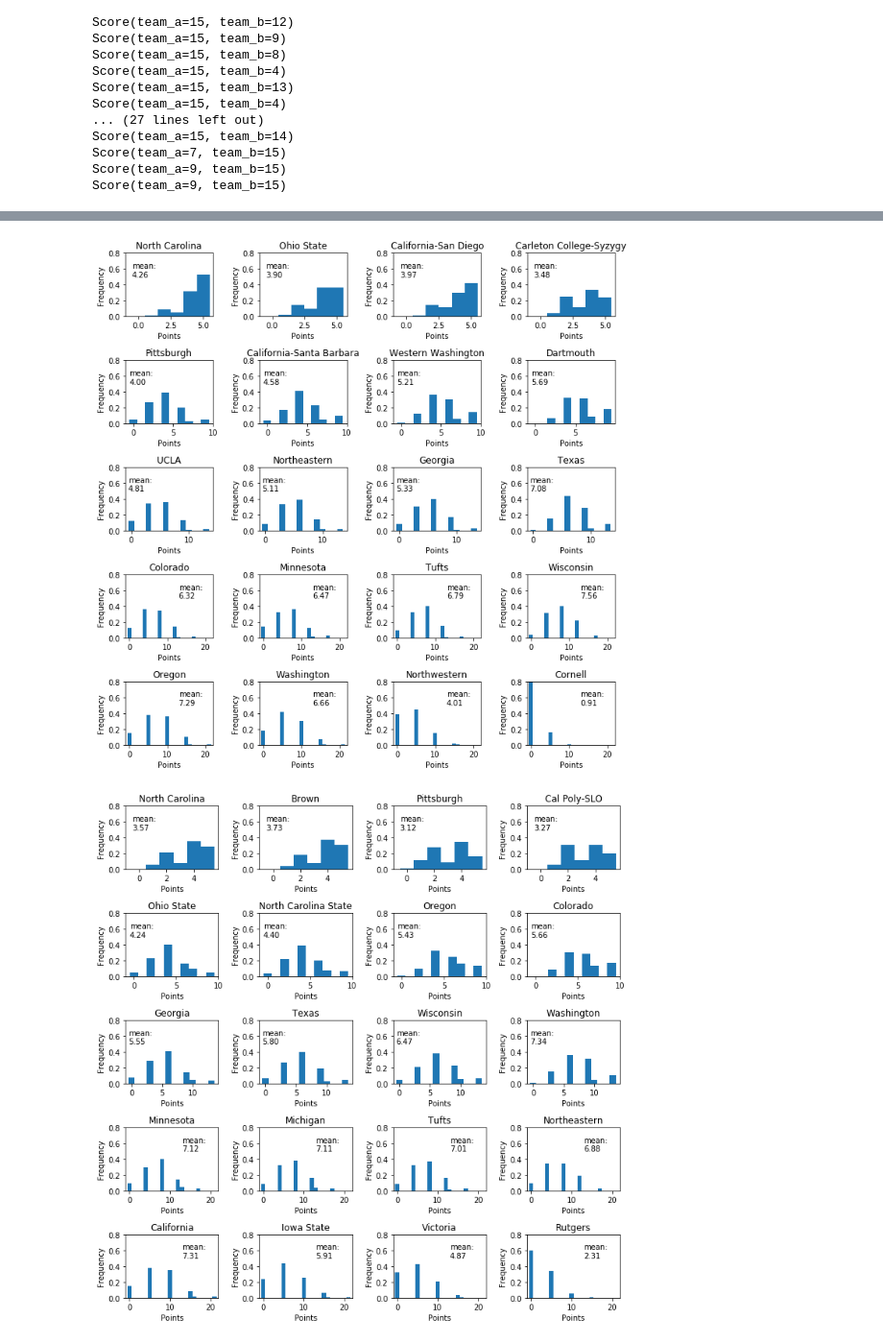
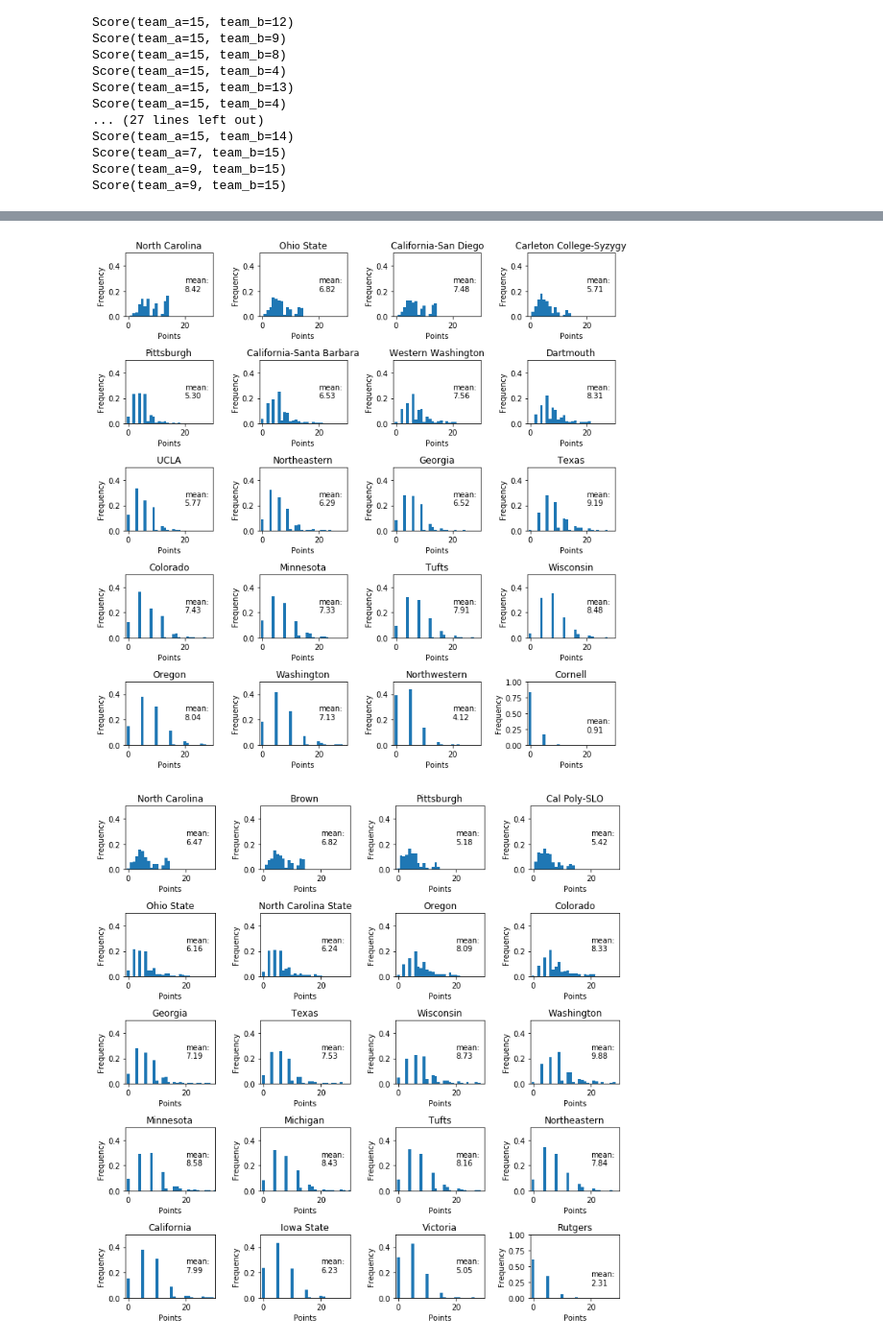
Before and after one commit to dwal3000/college-nationals, a Jupyter notebook: Simulate_Nationals_Outcomes.ipynb, the cells around one changed output, grey strips where cells are left out. Shown at 96% size. Saved outputs shown, nothing was run; the diff lists cells and outputs as text; code cells hidden in the pictures.

Commit message:
Simulates Bracket Play

```diff
--- a/Simulate_Nationals_Outcomes.ipynb
+++ b/Simulate_Nationals_Outcomes.ipynb
@@ -976,5 +1108,5 @@ womens_mean_results_grouped_by_team
 # %%
 # Analyze men's outcomes
-mens_mean_results_grouped_by_team = mens_tournament_results.groupby('Team').agg(np.mean).sort_values(by='Wins', ascending=False)
+mens_mean_results_grouped_by_team = mens_tournament_results.groupby('Team').agg(np.mean).sort_values(by='Points', ascending=False)
 mens_mean_results_grouped_by_team
 # %% [output]
@@ -1010,14 +1142,20 @@ def count_outcomes_from_tournaments(tournament_results, teams):
     # Use value_counts to count each outcome
     win_counts = {}
     loss_counts = {}
+    poolplaywin_counts = {}
+    poolplayloss_counts = {}
     rank_counts = {}
+    poolplaypoint_counts = {}
     point_counts = {}
 
     for team in teams:
         win_counts[team]   = tournament_results[tournament_results['Team']==team]['Wins'].value_counts()
         loss_counts[team]  = tournament_results[tournament_results['Team']==team]['Losses'].value_counts()
+        poolplaywin_counts[team]   = tournament_results[tournament_results['Team']==team]['PoolPlayWins'].value_counts()
+        poolplayloss_counts[team]  = tournament_results[tournament_results['Team']==team]['PoolPlayLosses'].value_counts()
         rank_counts[team]  = tournament_results[tournament_results['Team']==team]['Rank'].value_counts()
         point_counts[team] = tournament_results[tournament_results['Team']==team]['Points'].value_counts()
+        poolplaypoint_counts[team] = tournament_results[tournament_results['Team']==team]['PoolPlayPoints'].value_counts()
 
         # For wins and losses, add dummmy values of 0 to fill out distribution
         for i in np.arange(0.0, teams_per_pool, 1.0):
@@ -1028,8 +1166,11 @@ def count_outcomes_from_tournaments(tournament_results, teams):
     outcome_counts = {}
     outcome_counts['Wins'] = win_counts
     outcome_counts['Losses'] = loss_counts
+    outcome_counts['PoolPlayWins'] = poolplaywin_counts
+    outcome_counts['PoolPlayLosses'] = poolplayloss_counts
     outcome_counts['Rank'] = rank_counts
     outcome_counts['Points'] = point_counts
+    outcome_counts['PoolPlayPoints'] = poolplaypoint_counts
 
     return outcome_counts
 # %%
@@ -1037,7 +1178,7 @@ def count_outcomes_from_tournaments(tournament_results, teams):
 womens_outcome_counts = count_outcomes_from_tournaments(womens_tournament_results, womens_teams)
 mens_outcome_counts   = count_outcomes_from_tournaments(mens_tournament_results, mens_teams)
 # %%
-def bar_plot_points_dist(teams, outcome_counts, mean_results_grouped_by_team):
+def bar_plot_points_dist(teams, outcome_counts, mean_results_grouped_by_team, full_ymax_teams=[]):
     """
     Plot frequencies of each points outcome for each team as a bar graph.
 
@@ -1049,12 +1190,14 @@ def bar_plot_points_dist(teams, outcome_counts, mean_results_grouped_by_team):
         plt.subplot(5,4,4*np.mod(i,5)+1 + np.floor(i/5.))
         plt.bar(outcome_counts['Points'][team].index.values, outcome_counts['Points'][team].values/sum(outcome_counts['Points'][team].values), width=1)
         if 4*np.mod(i,5)+1 + np.floor(i/5.) <= 12:
-            plt.text(-0.5, 0.5, 'mean:\n%0.2f' %mean_results_grouped_by_team[['Points']].loc[team])
+            plt.text(20., 0.2, 'mean:\n%0.2f' %mean_results_grouped_by_team[['Points']].loc[team])
         else:
-            plt.text(13., 0.5, 'mean:\n%0.2f' %mean_results_grouped_by_team[['Points']].loc[team])
-            plt.xlim(right=22)
-        plt.xlim(left=-1)
-        plt.ylim(top=0.8)
+            plt.text(20., 0.2, 'mean:\n%0.2f' %mean_results_grouped_by_team[['Points']].loc[team])
+            plt.xlim(right=45)
+        plt.xlim(left=-1, right=30)
+        plt.ylim(top=0.5)
+        if team in full_ymax_teams:
+            plt.ylim(top=1.0)
         plt.ylabel('Frequency')
         plt.xlabel('Points')
         plt.title(team)
@@ -1062,13 +1205,13 @@ def bar_plot_points_dist(teams, outcome_counts, mean_results_grouped_by_team):
     plt.show()
 # %%
 # Plot women's points distributions
-plt.rcParams.update({'font.size': 10})
-bar_plot_points_dist(womens_teams, womens_outcome_counts, womens_mean_results_grouped_by_team)
+bar_plot_points_dist(womens_teams, womens_outcome_counts, womens_mean_results_grouped_by_team, \
+                     full_ymax_teams=['Cornell'])
 # %% [output]
-[figure, old version]
+[figure, new version]
 # %%
 # Plot men's points distributions
-bar_plot_points_dist(mens_teams, mens_outcome_counts, mens_mean_results_grouped_by_team)
+bar_plot_points_dist(mens_teams, mens_outcome_counts, mens_mean_results_grouped_by_team, full_ymax_teams=['Rutgers'])
 # %% [output]
-[figure, old version]
+[figure, new version]
 # %%
```
Also changed, not shown: parts of 32 cells of this notebook, 1 other file.
